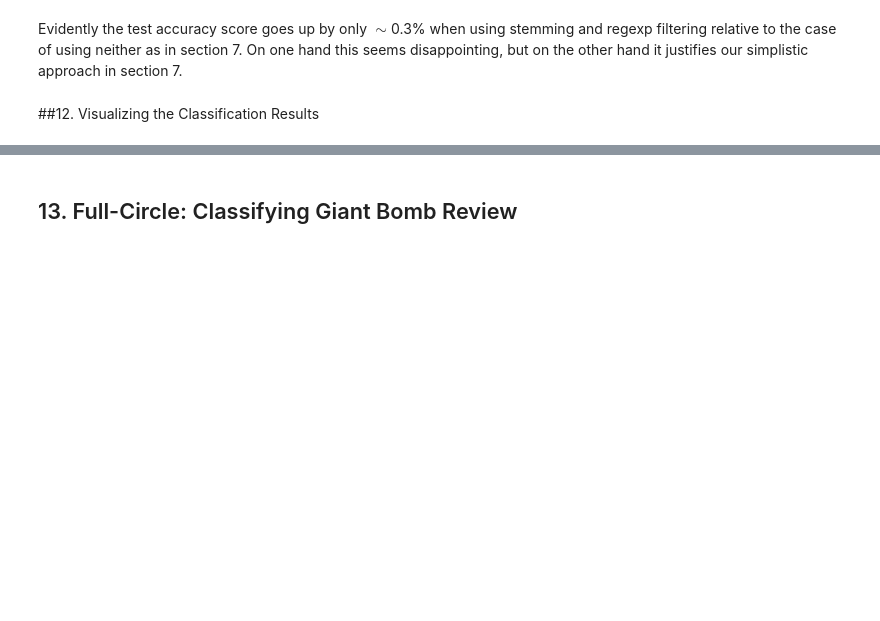
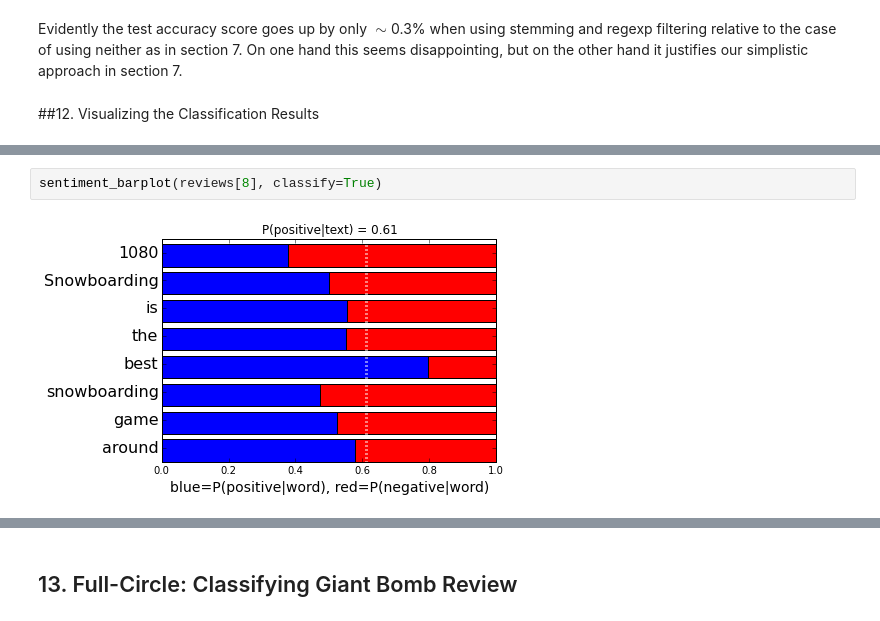
Before and after one commit to ameisner/ac209_project, a Jupyter notebook: pb_classification.ipynb, the cells around one changed output, grey strips where cells are left out. Cells and saved outputs as stored; diff of their text form; blank space fills up the shorter version.

```diff
--- a/pb_classification.ipynb
+++ b/pb_classification.ipynb
@@ -674,0 +685,4 @@ sentiment_barplot('this game is superb')
+# %%
+sentiment_barplot(reviews[8], classify=True)
+# %% [output]
+[figure, added]
```
Also changed, not shown: parts of 4 cells of this notebook.
